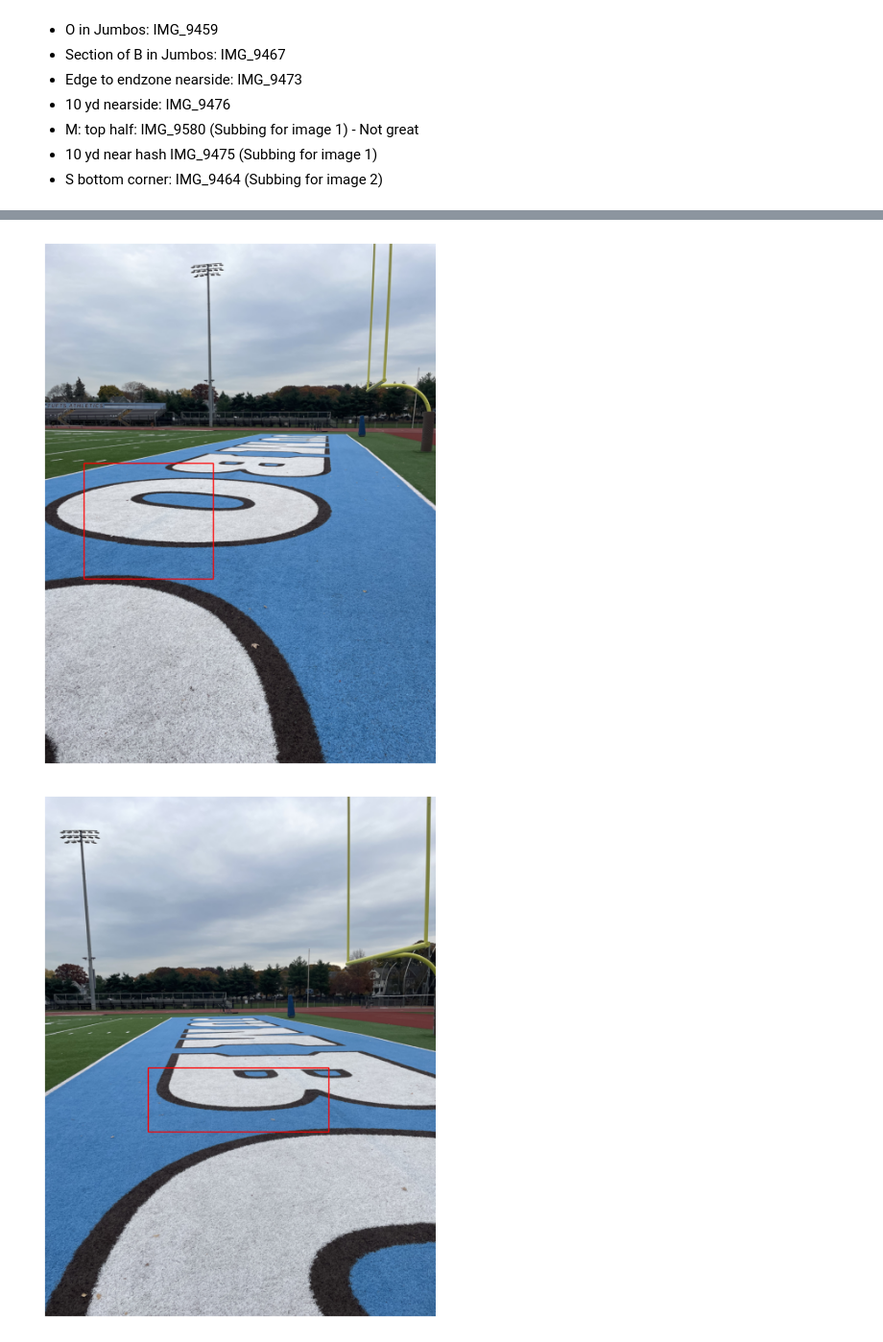
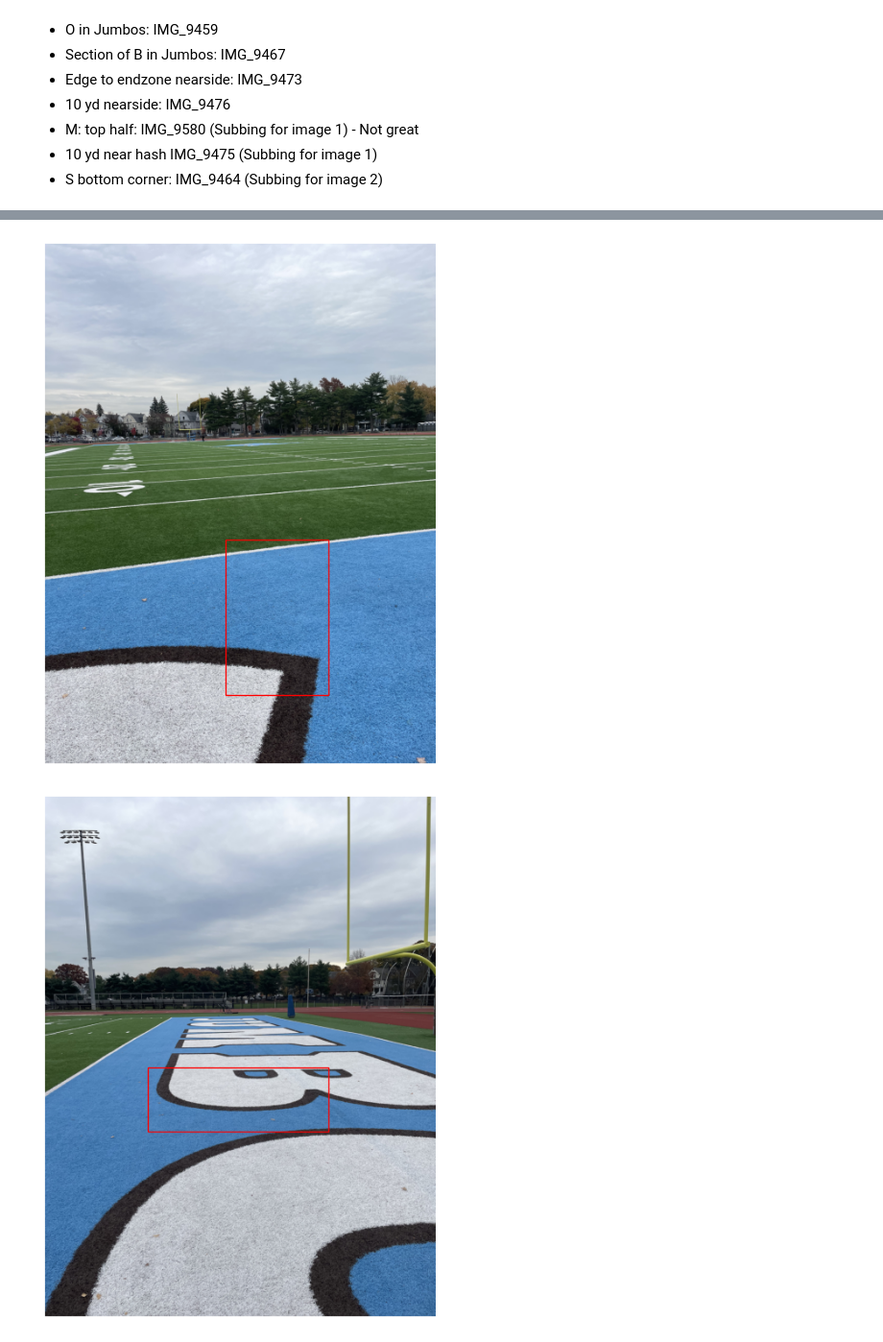
Before and after one commit to dchoate119/ASAR, a Jupyter notebook: s2/TerrainNav/groundNAV_TTurf_v5.ipynb, the cells around one changed output, grey strips where cells are left out. Shown at 96% size. Cells and saved outputs as stored; diff of their text form; code cells hidden in the pictures.

```diff
--- a/s2/TerrainNav/groundNAV_TTurf_v5.ipynb
+++ b/s2/TerrainNav/groundNAV_TTurf_v5.ipynb
@@ -94,10 +94,10 @@ cameras_colm = "/home/daniel-choate/ASAR/s2/TerrainNav/TTurf/test/cameras.txt"
 pts3d_colm = "/home/daniel-choate/ASAR/s2/TerrainNav/TTurf/test/points3D_f.txt"
 
 # Images selected for local corrections
-image_1 = "/home/daniel-choate/Datasets/COLMAP/TTurfSAT/TTurf_Im/IMG_9449.JPEG"
-# image_1 = "/home/daniel-choate/Datasets/COLMAP/TTurfSAT/TTurf_Im/IMG_9475.JPEG"
-image_2 = "/home/daniel-choate/Datasets/COLMAP/TTurfSAT/TTurf_Im/IMG_9459.JPEG"
-# image_2 = "/home/daniel-choate/Datasets/COLMAP/TTurfSAT/TTurf_Im/IMG_9464.JPEG"
+# image_1 = "/home/daniel-choate/Datasets/COLMAP/TTurfSAT/TTurf_Im/IMG_9449.JPEG"
+image_1 = "/home/daniel-choate/Datasets/COLMAP/TTurfSAT/TTurf_Im/IMG_9475.JPEG"
+# image_2 = "/home/daniel-choate/Datasets/COLMAP/TTurfSAT/TTurf_Im/IMG_9459.JPEG"
+image_2 = "/home/daniel-choate/Datasets/COLMAP/TTurfSAT/TTurf_Im/IMG_9464.JPEG"
 image_3 = "/home/daniel-choate/Datasets/COLMAP/TTurfSAT/TTurf_Im/IMG_9467.JPEG"
 image_4 = "/home/daniel-choate/Datasets/COLMAP/TTurfSAT/TTurf_Im/IMG_9473.JPEG"
 image_5 = "/home/daniel-choate/Datasets/COLMAP/TTurfSAT/TTurf_Im/IMG_9476.JPEG"
@@ -176,32 +176,32 @@ pts_loc, pts_rgb = gnav.grab_image_pts(x, y, side_x, side_y, imnum)
 # %%
 # Image 2 - 40yd (far), OR O in jumbos
 
 # # 40yd (far)
 # imnum = 1
 # x,y = 1150,1150
 # side_x = 1100 # WIDTH
 # side_y = 900 # HEIGHT
 
-# O in jumbos
+# # O in jumbos
+# imnum = 1
+# x,y = 300,1700
+# side_x = 1000 # WIDTH
+# side_y = 900 # HEIGHT
+
+# Bottom of S
 imnum = 1
-x,y = 300,1700
-side_x = 1000 # WIDTH
-side_y = 900 # HEIGHT
-
-# # Bottom of S
-# imnum = 1
-# x,y = 1400,2300
-# side_x = 800 # WIDTH
-# side_y = 1200 # HEIGHT
+x,y = 1400,2300
+side_x = 800 # WIDTH
+side_y = 1200 # HEIGHT
 
 # Plot to visualize
 gnav.plot_rect_im(x, y, side_x, side_y, imnum)
 
 # Get necessary location and rgb data
 pts_loc, pts_rgb = gnav.grab_image_pts(x, y, side_x, side_y, imnum)
 # print(pts_rgb)
 # %% [output]
-[figure, old version]
+[figure, new version]
 # %%
 # Image 3 - Jumbo logo OR B in jumbos
 
```
Also changed, not shown: parts of 13 cells of this notebook, 1 other file.
